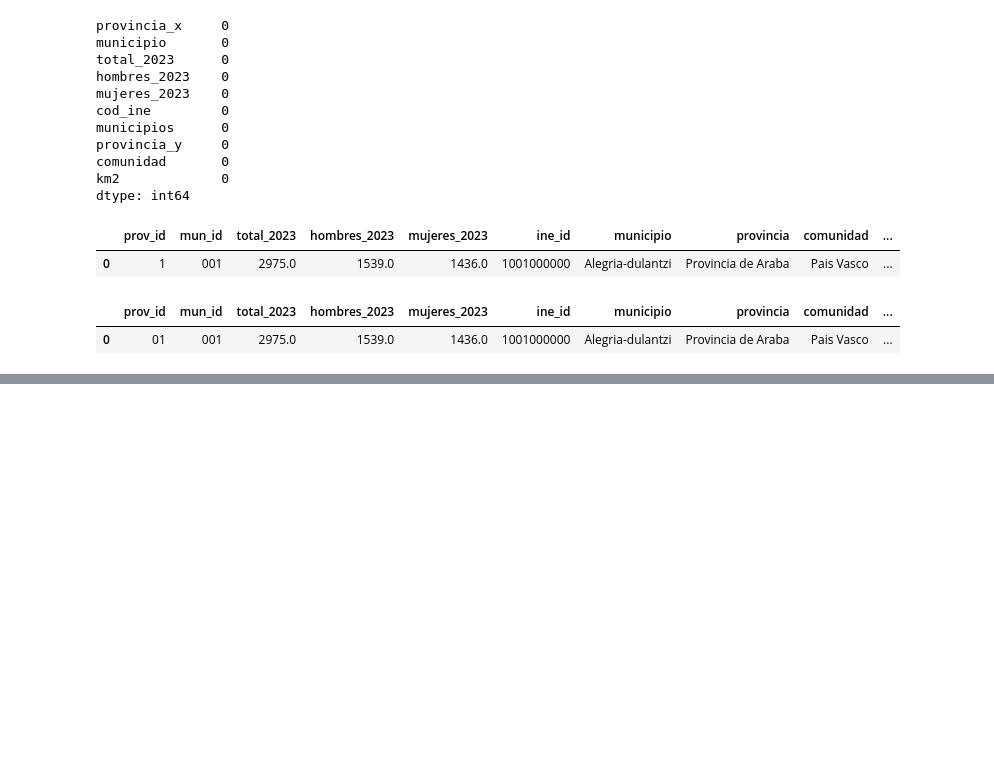
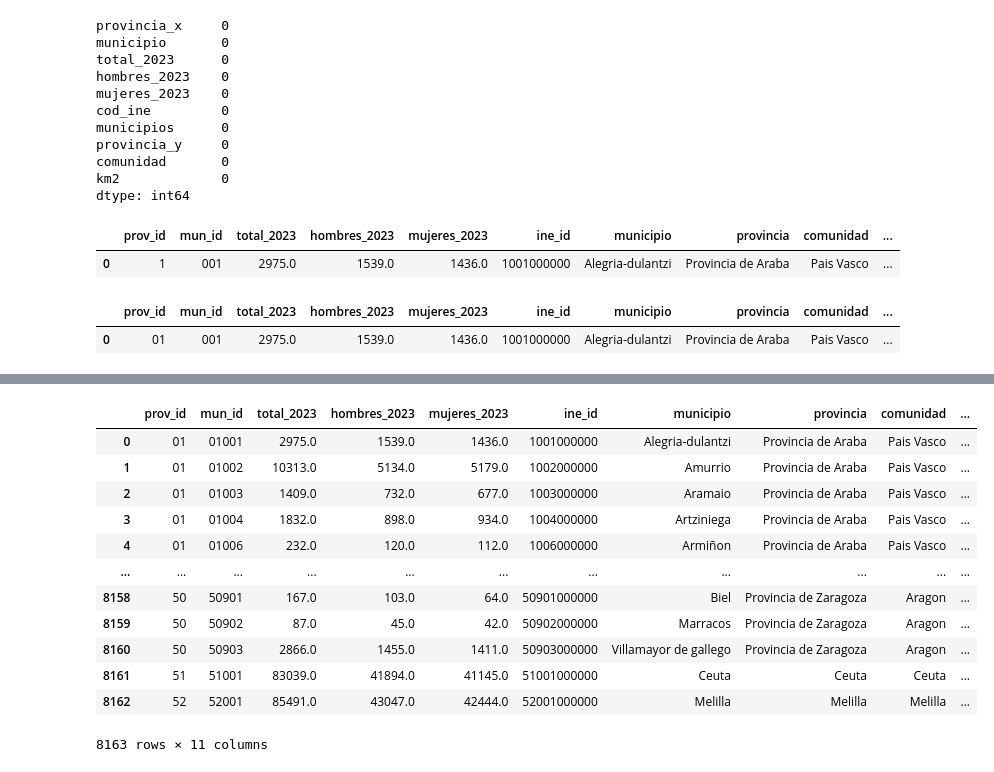
Before and after one commit to PalomaLF/zombies-survival-spain, a Jupyter notebook: Notebooks/population_density.ipynb, the cells around one changed output, grey strips where cells are left out. Drawn from its saved outputs; the diff is of its cells as text; code cells hidden in the pictures; blank space fills up the shorter version.

```diff
--- a/Notebooks/population_density.ipynb
+++ b/Notebooks/population_density.ipynb
@@ -9,7 +9,7 @@ import requests
 # %%
 #datos del censo para la densidad de población:
 
-poblacion = pd.read_excel('../data/poblacion_2023.xlsx')
+poblacion = pd.read_excel('../Data/Raw/poblacion_2023.xlsx')
 # %%
 poblacion.head(1)
 # %% [output]
@@ -153,7 +153,7 @@ poblacion.head(3)
 | 1 | 1 | 002 | 10313 | 5134 | 5179 | 1002000000 | Amurrio |
 | 2 | 1 | 003 | 1409 | 732 | 677 | 1003000000 | Aramaio |
 # %%
-table_2 = pd.read_csv('../data/superficies.csv')
+table_2 = pd.read_csv('../Data/Raw/superficies.csv')
 # %%
 sup_2 = pd.DataFrame(table_2)
 # %%
@@ -163,7 +163,7 @@ sup_2.shape
 # %%
 sup_2.drop(columns=['Municipio#', 'Comarca', 'Altitud<br/>(m.s.n.m.)', 'PoblaciÃ³n<br/>(2019)', 'Densidad<br/>(hab./kmÂ²)'], inplace = True)
 # %%
-sup_2.rename(columns={'Superficie<br/>(kmÂ²)':'km2', 'CC.AA.':'comunidad', 'municipio':'municipios'}, inplace = True)
+sup_2.rename(columns={'municipio':'municipios','Superficie<br/>(kmÂ²)':'km2', 'CC.AA.':'comunidad'}, inplace = True)
 sup_2.columns = sup_2.columns.str.lower().str.strip()
 sup_2.columns
 # %% [output]
@@ -671,0 +670,18 @@ pop_den.to_csv('densidad_poblacion.csv', )
+# %%
+pop_den.mun_id = pop_den.prov_id + pop_den.mun_id
+# %%
+pop_den
+# %% [output]
+|  | prov_id | mun_id | total_2023 | hombres_2023 | mujeres_2023 | ine_id | municipio | provincia | comunidad | ... |
+| 0 | 01 | 01001 | 2975.0 | 1539.0 | 1436.0 | 1001000000 | Alegria-dulantzi | Provincia de Araba | Pais Vasco | ... |
+| 1 | 01 | 01002 | 10313.0 | 5134.0 | 5179.0 | 1002000000 | Amurrio | Provincia de Araba | Pais Vasco | ... |
+| 2 | 01 | 01003 | 1409.0 | 732.0 | 677.0 | 1003000000 | Aramaio | Provincia de Araba | Pais Vasco | ... |
+| 3 | 01 | 01004 | 1832.0 | 898.0 | 934.0 | 1004000000 | Artziniega | Provincia de Araba | Pais Vasco | ... |
+| 4 | 01 | 01006 | 232.0 | 120.0 | 112.0 | 1006000000 | Armiñon | Provincia de Araba | Pais Vasco | ... |
+| ... | ... | ... | ... | ... | ... | ... | ... | ... | ... | ... |
+| 8158 | 50 | 50901 | 167.0 | 103.0 | 64.0 | 50901000000 | Biel | Provincia de Zaragoza | Aragon | ... |
+| 8159 | 50 | 50902 | 87.0 | 45.0 | 42.0 | 50902000000 | Marracos | Provincia de Zaragoza | Aragon | ... |
+| 8160 | 50 | 50903 | 2866.0 | 1455.0 | 1411.0 | 50903000000 | Villamayor de gallego | Provincia de Zaragoza | Aragon | ... |
+| 8161 | 51 | 51001 | 83039.0 | 41894.0 | 41145.0 | 51001000000 | Ceuta | Ceuta | Ceuta | ... |
+| 8162 | 52 | 52001 | 85491.0 | 43047.0 | 42444.0 | 52001000000 | Melilla | Melilla | Melilla | ... |
+8163 rows × 11 columns
```
Also changed, not shown: parts of 4 cells of this notebook, 12 other files.
